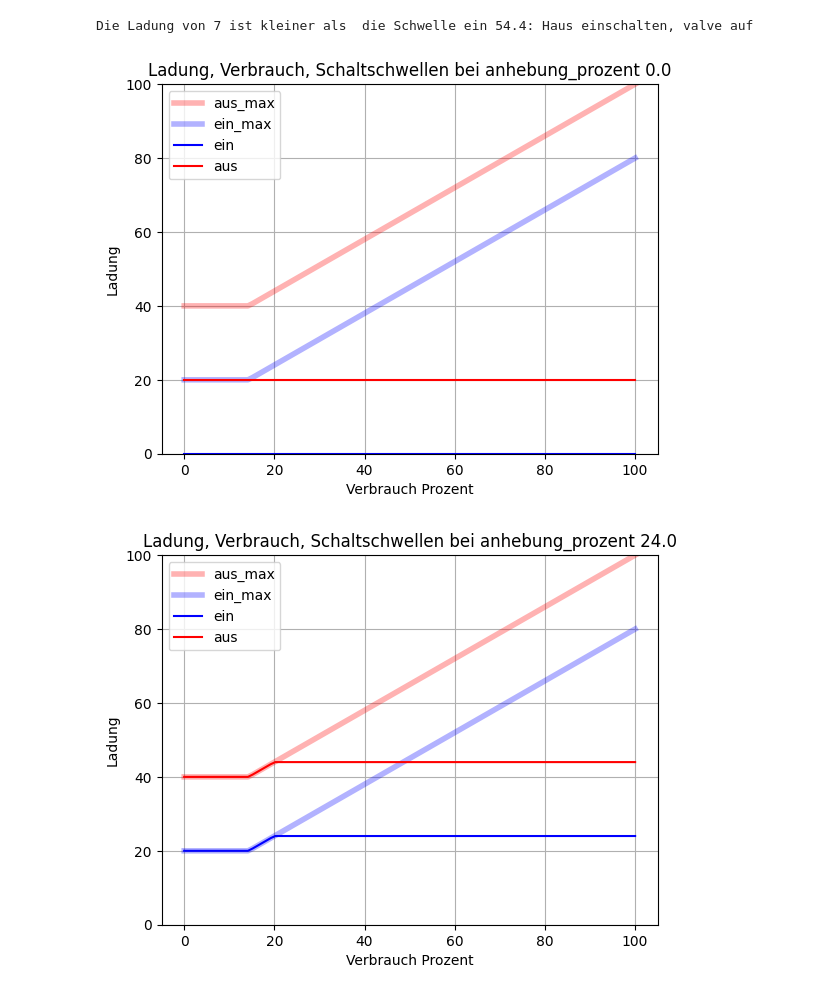
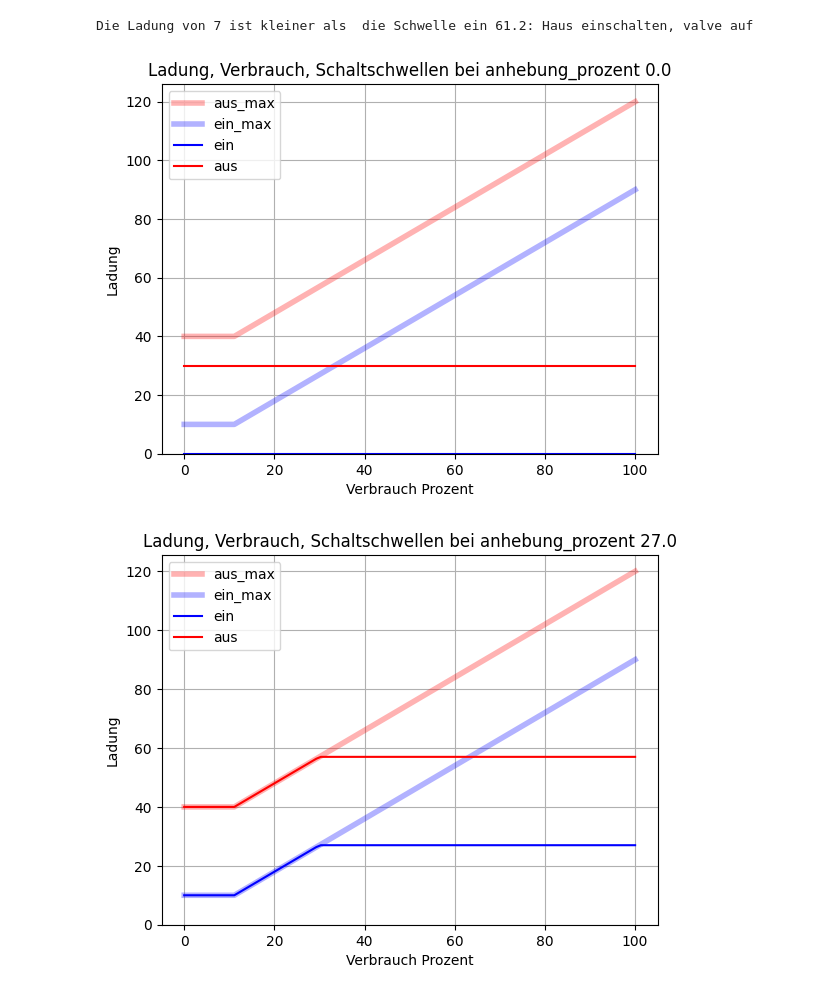
Before and after one commit to petermaerki/puenterswis_heizung_2023_git, a Jupyter notebook: sandbox_fuzzy/20240806c_verbrauch_ladung.IPYNB, the cells around one changed output. Saved outputs shown, nothing was run; the diff lists cells and outputs as text; code cells hidden in the pictures.

```diff
--- a/sandbox_fuzzy/20240806c_verbrauch_ladung.IPYNB
+++ b/sandbox_fuzzy/20240806c_verbrauch_ladung.IPYNB
@@ -21,10 +21,10 @@ class Ladung_verbrauch:
     def __init__(self):
         self.verbrauch_prozent = None
         self.ladung_prozent = None
-        self.hysterese = 20
+        self.hysterese = 30
         self.anhebung_prozent = None
-        self.aus_max_rechts = 100
-        assert self.aus_max_rechts == 100
+        self.aus_max_rechts = 120
+        #assert self.aus_max_rechts == 100
 
     def set_verbrauch_prozent(self, verbrauch_prozent):
         '''Das Haus mit 100% hat den maximalen Verbrauch. Die anderen sind entsprechend skaliert.'''
@@ -95,34 +95,35 @@ funktion.hausinfo()
 
 
 def plotBild():
     verbrauch_prozent_values = np.linspace(0, 100, 100)
     aus_max_values = []
     ein_max_values = []
     ein_values = []
     aus_values = []
     for verbrauch_prozent in verbrauch_prozent_values:
         funktion.set_verbrauch_prozent(verbrauch_prozent)
         aus_max_values.append(funktion.aus_max)
         ein_max_values.append(funktion.ein_max)
         ein_values.append(funktion.ein)
         aus_values.append(funktion.aus)
 
     plt.plot(verbrauch_prozent_values, aus_max_values, label='aus_max', color='red', alpha=0.3, linewidth=4)
     plt.plot(verbrauch_prozent_values, ein_max_values, label='ein_max', color='blue', alpha=0.3, linewidth=4)
     plt.plot(verbrauch_prozent_values, ein_values, label='ein', color='blue')
     plt.plot(verbrauch_prozent_values, aus_values, label='aus', color='red')
     plt.title(f'Ladung, Verbrauch, Schaltschwellen bei anhebung_prozent {funktion.anhebung_prozent}')
     plt.xlabel('Verbrauch Prozent')
     plt.ylabel('Ladung')
     plt.grid(True)
     plt.legend()
-    plt.ylim(0, 100)
+    current_ylim = plt.ylim()
+    plt.ylim(0, current_ylim[1])
     plt.show()
 
 for anhebung_prozent in [0, 30, 70, 100]:
     funktion.set_anhebung_prozent(anhebung_prozent = anhebung_prozent)
     plotBild()
 # %% [output]
-Die Ladung von 7 ist kleiner als  die Schwelle ein 54.4: Haus einschalten, valve auf
+Die Ladung von 7 ist kleiner als  die Schwelle ein 61.2: Haus einschalten, valve auf
-[figure, old version]
+[figure, new version]
-[figure, old version]
+[figure, new version]
```
Also changed, not shown: parts of 1 cell of this notebook, 14 other files.
